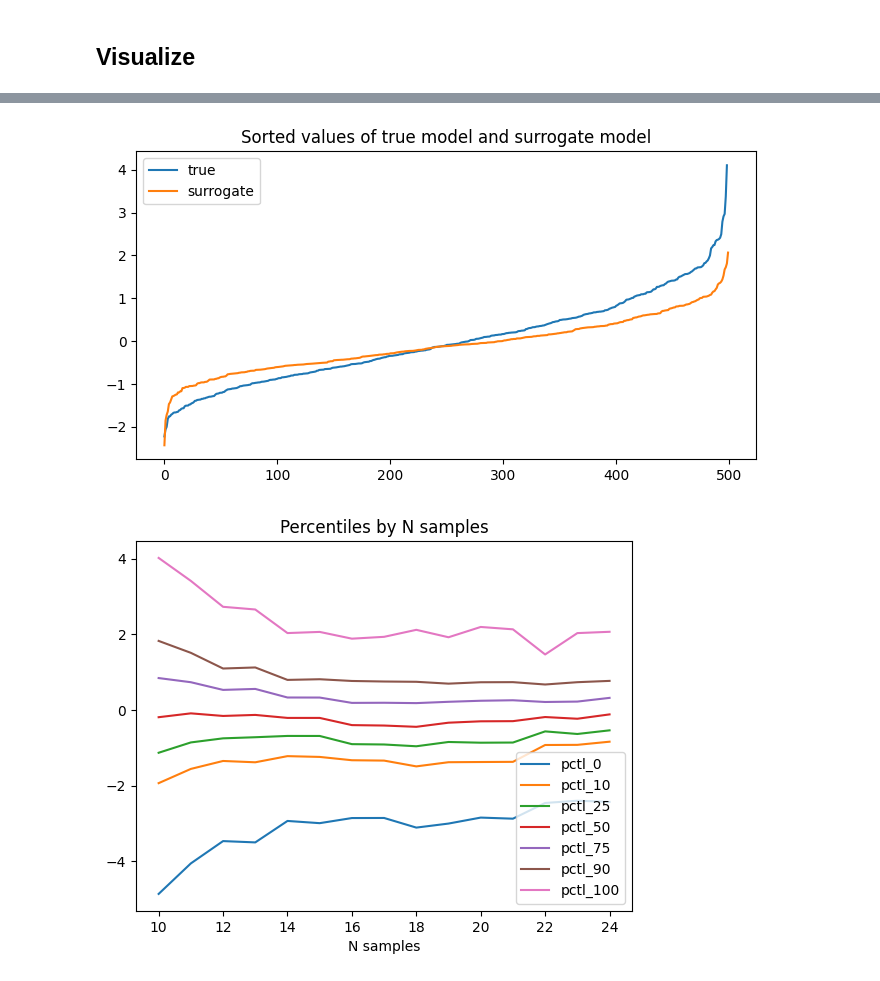
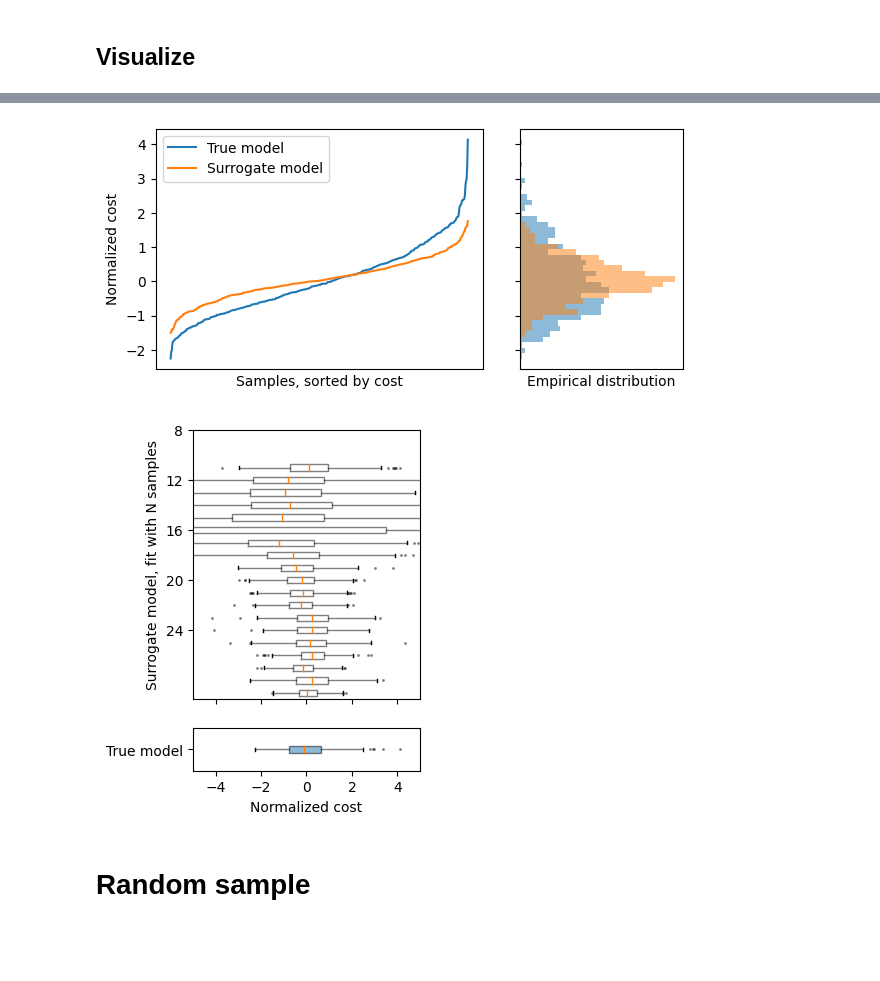
Before and after one commit to etrieschman/grid-planner, a Jupyter notebook: code/test_oneshot_opt.ipynb, the cells around one changed output, grey strips where cells are left out. Drawn from its saved outputs; the diff is of its cells as text; code cells hidden in the pictures; blank space fills up the shorter version.

```diff
--- a/code/test_oneshot_opt.ipynb
+++ b/code/test_oneshot_opt.ipynb
@@ -40,9 +23,9 @@ f = X@beta + np.random.normal(size=n)
 # %%
-D = 8
+D = 10
 X = np.load('../data/pca_encoding.npy')[:,:D]
 n, d = X.shape
 # columns=['index', sample_num', 'operating_cost', 'market_rev', 'runtime'
-f = pd.read_csv('../data/combined_hvdc.csv', header=None).to_numpy()[:,2]
+f = pd.read_csv('../data/combined_basecase.csv', header=None).to_numpy()[:,2]
 # %%
 fscale = StandardScaler().fit_transform(f.reshape(-1,1)).flatten()
 Xscale = StandardScaler().fit_transform(X)
@@ -49,4 +34,4 @@ Xscale = StandardScaler().fit_transform(X)
 # %%
 # scale and discretize
 strategies = ['uniform', 'quantile', 'kmeans']
-Xt, __, __ = scale_and_discretize(X, strategies[0], 10)
+Xt, __, __ = scale_and_discretize(X, strategies[1], 10)
@@ -78,9 +40,10 @@ def get_stats(results, f, fpred):
 # %%
-results = dict_list()
+fpreds_dopt = {}
+N = 25
+n0 = 6
 
-N = 25
-for k in tqdm(range(10, N)):
-    V, l, stats = doptimal(Xt, int(k*1.5))
+for k in tqdm(range(n0, N)):
+    V, l, stats = doptimal(Xt, int(k*2))
     for i, v in stats.items():
         results.add(i,v)
     idxs = get_indices(Xt, V, l, k)
@@ -89,6 +52,6 @@ for k in tqdm(range(10, N)):
     Xk = Xscale[idxs]
     fk = fscale[idxs]
     fpred = sm.OLS(fk, sm.add_constant(Xk), hasconst=True).fit().predict(sm.add_constant(Xscale))
-    results = get_stats(results, fscale, fpred)
+    fpreds_dopt[k] = fpred
 # %% [markdown]
 ## Visualize
@@ -105,19 +58,8 @@ plt.show()
-# %%
-plt.figure(figsize=(8,4))
-plt.plot(np.sort(fscale), label='true')
-plt.plot(np.sort(fpred), label='surrogate')
-plt.title('Sorted values of true model and surrogate model')
-plt.legend()
-plt.show()
-# %% [output]
-[figure, removed]
-# %%
-for k, v in results.items():
-    if k.startswith('pctl'):
-        plt.plot(results['n'], v, label=k)
-plt.title('Percentiles by N samples')
-plt.xlabel('N samples')
-plt.legend()
-plt.show()
-# %% [output]
-[figure, removed]
+# %%
+plot_dist(fscale, fpreds_dopt[N-1], bins=40)
+plot_boxplots(fscale, fpreds_dopt, xlim=(-5, 5))
+# %% [output]
+[figure, added]
+[figure, added]
+# %% [markdown]
+# Random sample
```
Also changed, not shown: parts of 13 cells of this notebook, 29 other files.
